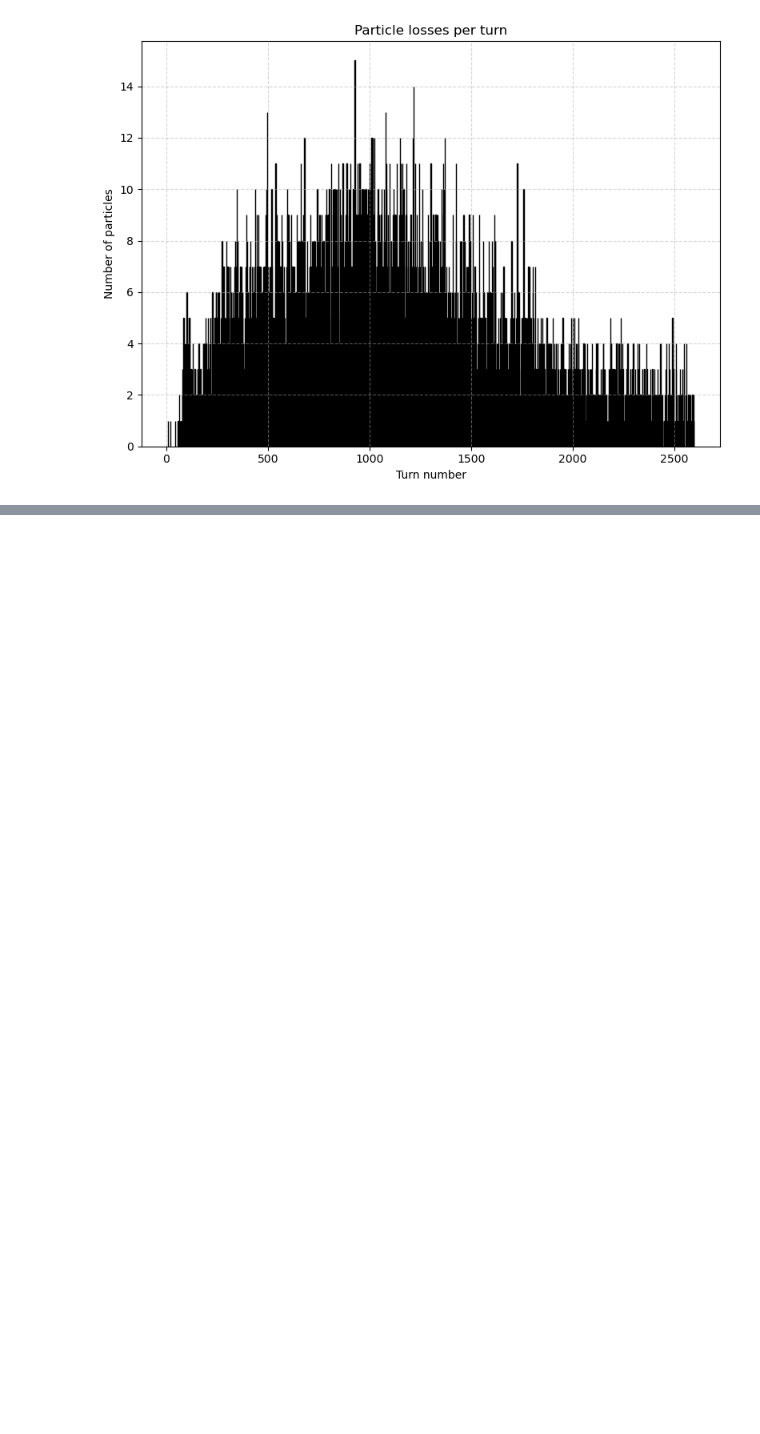
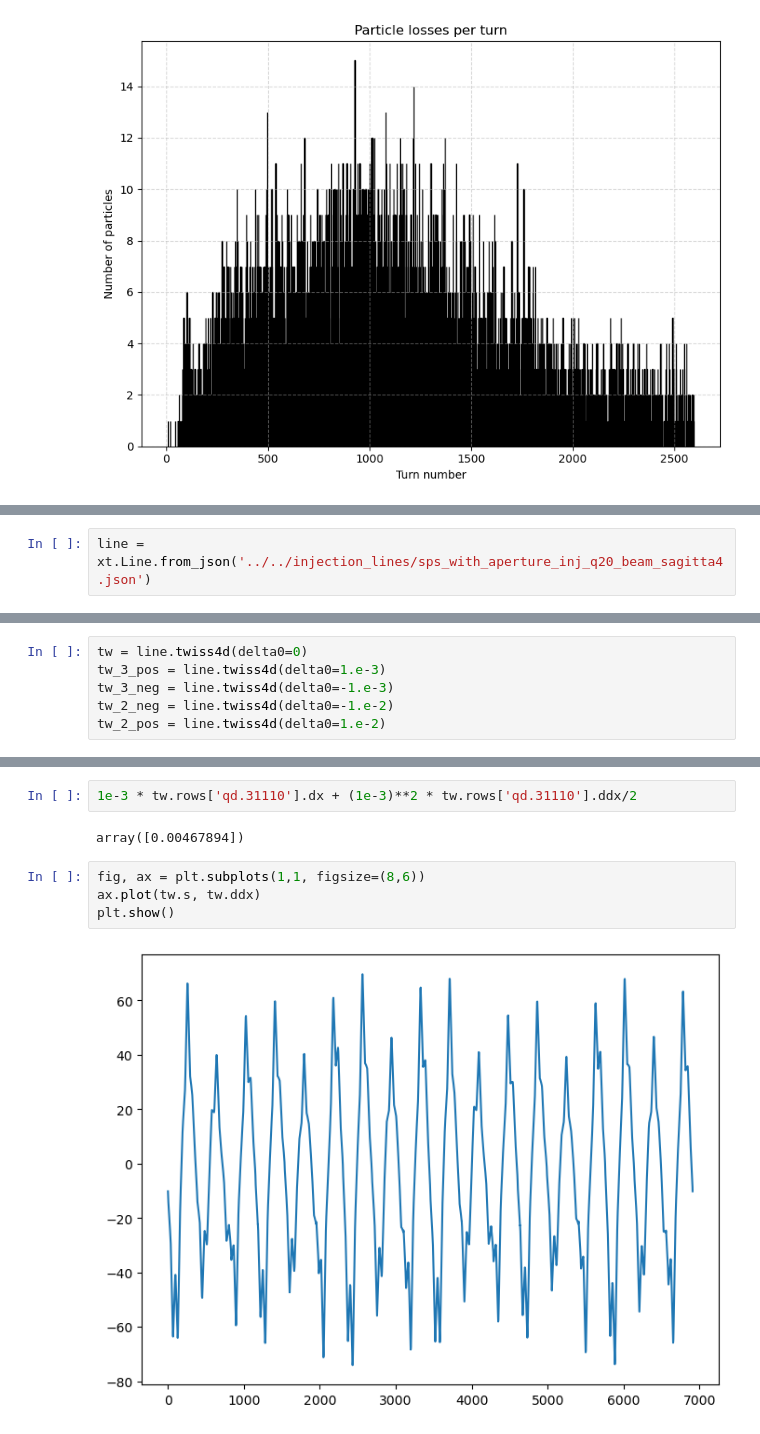
Before and after one commit to lisepauwels/sps_simulations, a Jupyter notebook: Prototyping/20251103/20251103.ipynb, the cells around one changed output, grey strips where cells are left out. Drawn from its saved outputs; the diff is of its cells as text; blank space fills up the shorter version.

```diff
--- a/Prototyping/20251103/20251103.ipynb
+++ b/Prototyping/20251103/20251103.ipynb
@@ -511,0 +546,2 @@ plt.show()
+# %%
+line = xt.Line.from_json('../../injection_lines/sps_with_aperture_inj_q20_beam_sagitta4.json')
@@ -511,0 +552,6 @@ plt.show()
+# %%
+tw = line.twiss4d(delta0=0)
+tw_3_pos = line.twiss4d(delta0=1.e-3)
+tw_3_neg = line.twiss4d(delta0=-1.e-3)
+tw_2_neg = line.twiss4d(delta0=-1.e-2)
+tw_2_pos = line.twiss4d(delta0=1.e-2)
@@ -511,0 +590,10 @@ plt.show()
+# %%
+1e-3 * tw.rows['qd.31110'].dx + (1e-3)**2 * tw.rows['qd.31110'].ddx/2
+# %% [output]
+array([0.00467894])
+# %%
+fig, ax = plt.subplots(1,1, figsize=(8,6))
+ax.plot(tw.s, tw.ddx)
+plt.show()
+# %% [output]
+[figure, added]
```
Also changed, not shown: parts of 14 cells of this notebook.
